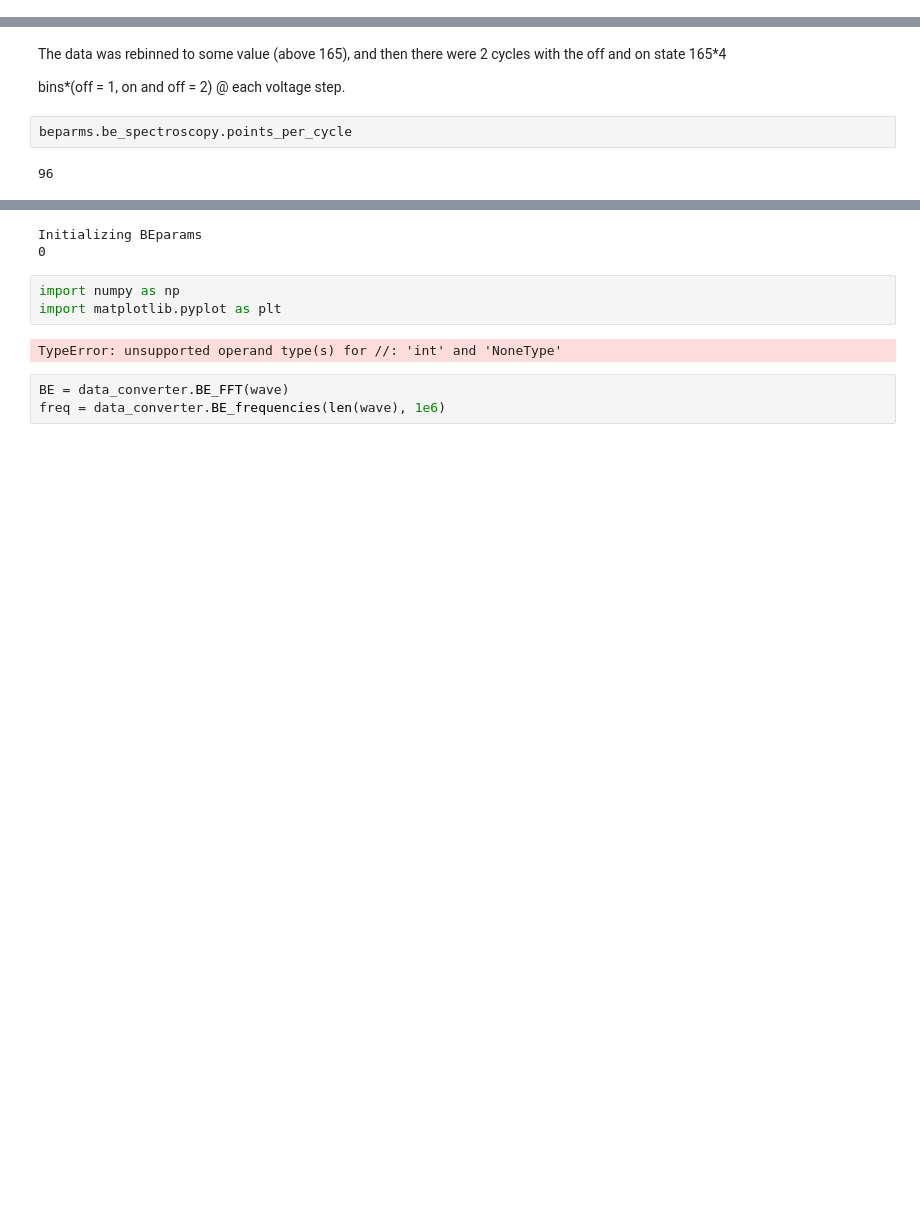
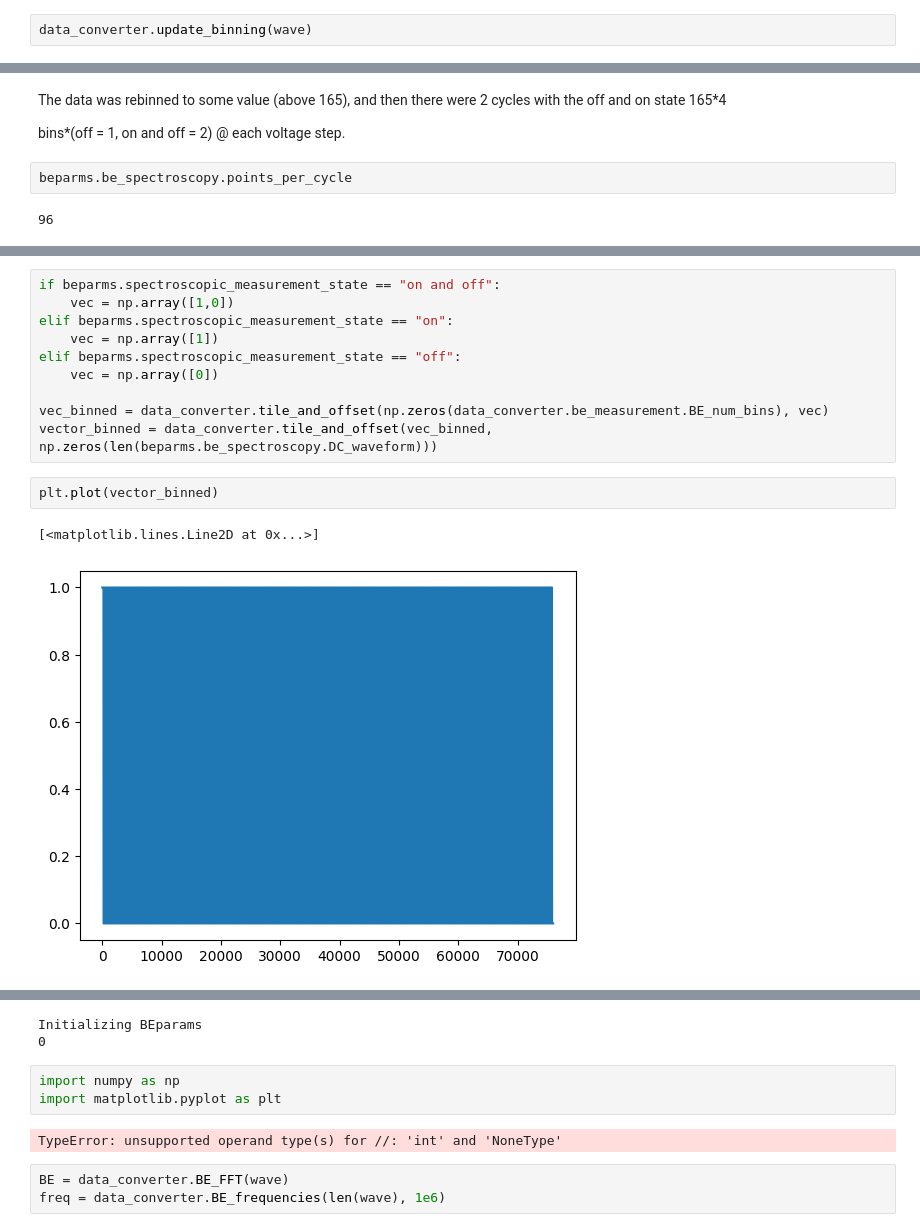
Before and after one commit to m3-learning/BandExcitation, a Jupyter notebook: testing/dataset.ipynb, the cells around one changed output, grey strips where cells are left out. Saved outputs shown, nothing was run; the diff lists cells and outputs as text; blank space fills up the shorter version.

```diff
--- a/testing/dataset.ipynb
+++ b/testing/dataset.ipynb
@@ -189,0 +178,2 @@ wave = beparms.get_simulated_BE_measurement()
+# %%
+data_converter.update_binning(wave)
@@ -273,0 +384,15 @@ plt.plot(beparms.be_spectroscopy.DC_wave)
+# %%
+if beparms.spectroscopic_measurement_state == "on and off":
+    vec = np.array([1,0])
+elif beparms.spectroscopic_measurement_state == "on":
+    vec = np.array([1])
+elif beparms.spectroscopic_measurement_state == "off":
+    vec = np.array([0])
+
+vec_binned = data_converter.tile_and_offset(np.zeros(data_converter.be_measurement.BE_num_bins), vec)
+vector_binned = data_converter.tile_and_offset(vec_binned, np.zeros(len(beparms.be_spectroscopy.DC_waveform)))
+# %%
+plt.plot(vector_binned)
+# %% [output]
+[<matplotlib.lines.Line2D at 0x...>]
+[figure, added]
```
Also changed, not shown: parts of 30 cells of this notebook, 2 other files.
